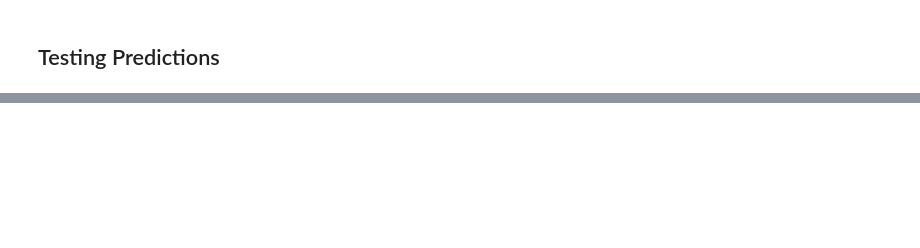
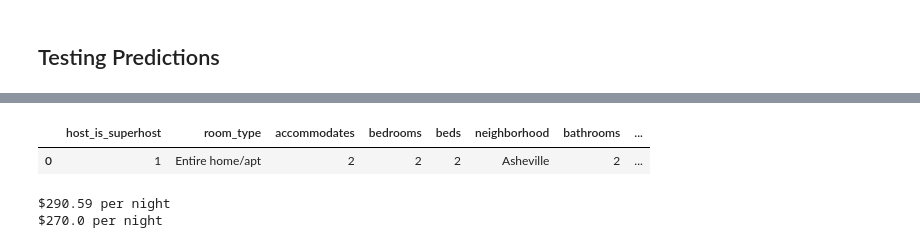
Before and after one commit to sjeanat3/Asheville-AirBnB-Experience-Recommendation, a Jupyter notebook: Notebooks/Asheville AirBnB Price Prediction Notebook.ipynb, the cells around one changed output, grey strips where cells are left out. Drawn from its saved outputs; the diff is of its cells as text; code cells hidden in the pictures; blank space fills up the shorter version.

```diff
--- a/Notebooks/Asheville AirBnB Price Prediction Notebook.ipynb
+++ b/Notebooks/Asheville AirBnB Price Prediction Notebook.ipynb
@@ -1565,3 +1682,36 @@ pd.to_datetime(checkout_date)
+# %%
+checkout_prediction_df = pd.DataFrame(predicted_checkout_list).T
+checkout_prediction_df = checkout_prediction_df.rename({0: 'host_is_superhost',
+                                      1: 'room_type',
+                                      2: 'accommodates',
+                                      3: 'bedrooms',
+                                      4: 'beds',
+                                      5: 'neighborhood',
+                                      6: 'bathrooms',
+                                      7: 'Air conditioning',
+                                      8: 'Wifi',
+                                      9: 'TV',
+                                      10: 'Kitchen',
+                                      11: 'Washer',
+                                      12: 'Dryer',
+                                      13: 'Heating',
+                                      14: 'coords',
+                                      15: 'distance_to_biltmore',
+                                      16: 'distance_to_downtown',
+                                      17: 'day_of_week',
+                                      18: 'month',
+                                      19: 'week'}, axis = 1)
+
+checkout_prediction_df
+# %% [output]
+|  | host_is_superhost | room_type | accommodates | bedrooms | beds | neighborhood | bathrooms | ... |
+| 0 | 1 | Entire home/apt | 2 | 2 | 2 | Asheville | 2 | ... |
+# %%
+print(f'${float(model3_final_pipe.predict(checkout_prediction_df))} per night')
+print(f'${float(model3_final_pipe.predict(checkin_prediction_df))} per night')
+# %% [output]
+$290.59 per night
+$270.0 per night
 # %%
 #XGBoost, rf gridsearch
     #save the models and use for other data/preprocess
```
Also changed, not shown: parts of 17 cells of this notebook.
